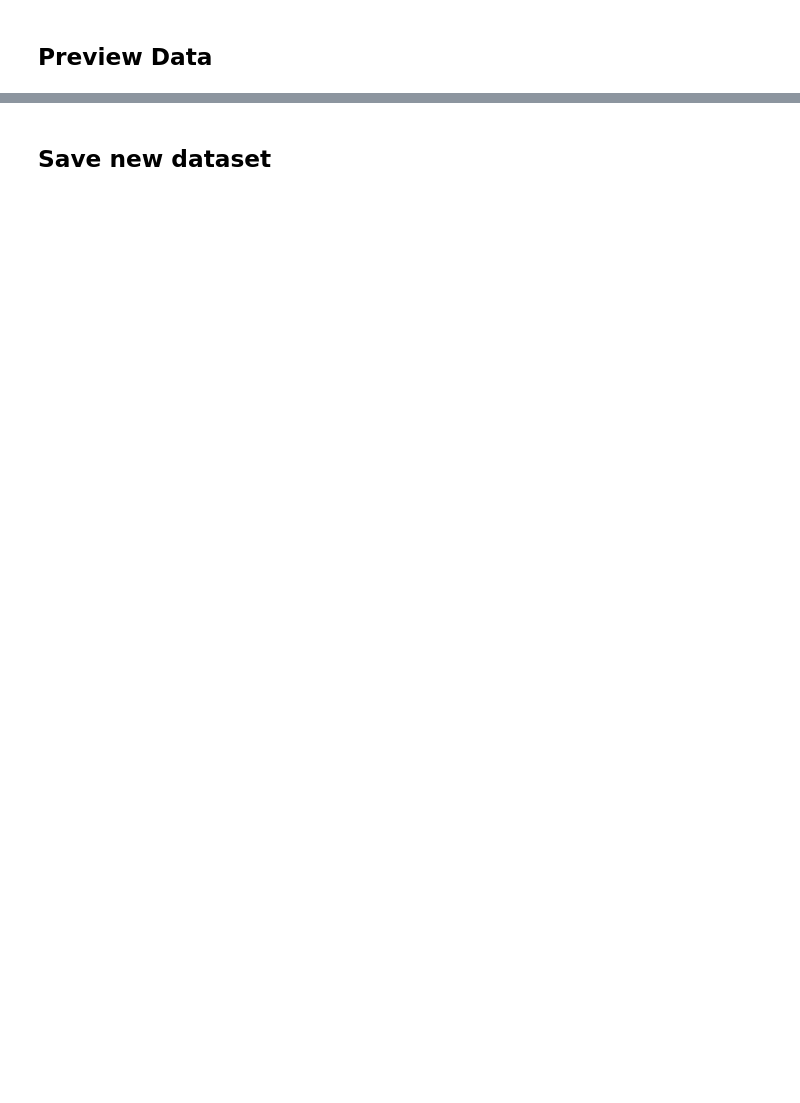
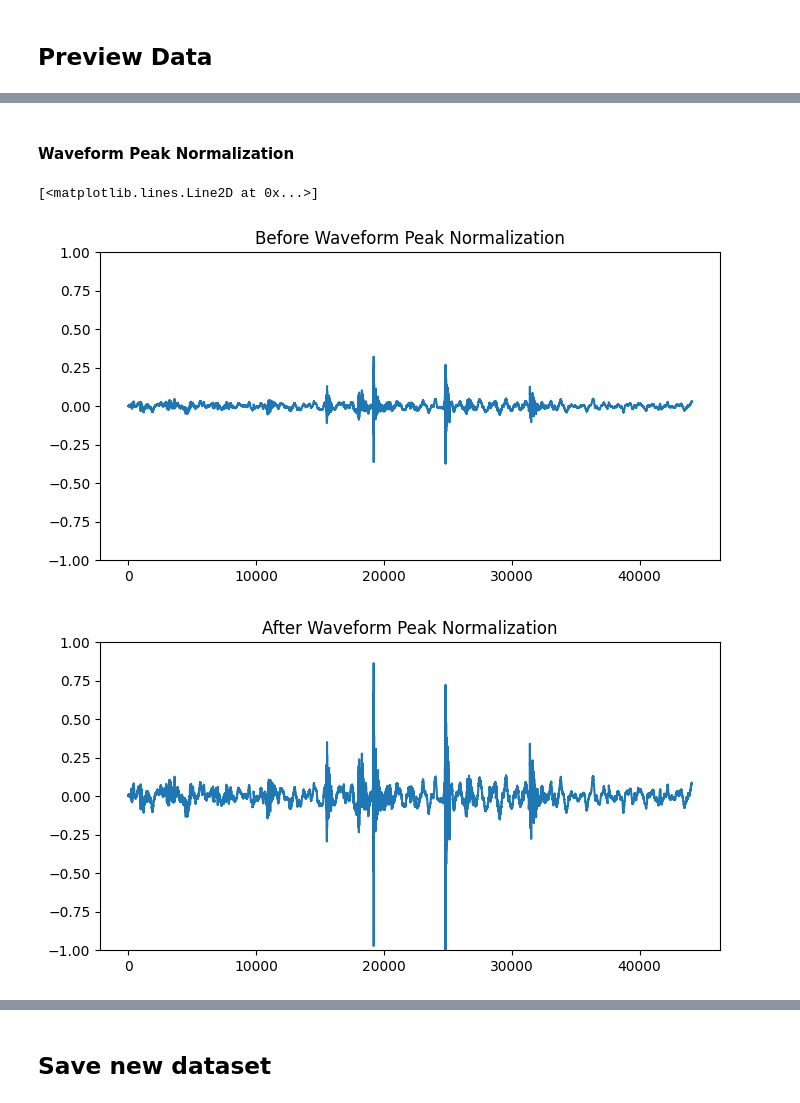
Before and after one commit to IConnC/Acoustic-Keylogger, a Jupyter notebook: data-manipulation/generate_Supp_Dataset.ipynb, the cells around one changed output, grey strips where cells are left out. Drawn from its saved outputs; the diff is of its cells as text; code cells hidden in the pictures; blank space fills up the shorter version.

```diff
--- a/data-manipulation/generate_Supp_Dataset.ipynb
+++ b/data-manipulation/generate_Supp_Dataset.ipynb
@@ -225,0 +228,17 @@ for sequence, label_sequence in dataset.take(1):
+# %% [markdown]
+#### Waveform Peak Normalization
+# %%
+plt.figure(figsize=(8, 4))
+plt.title("Before Waveform Peak Normalization")
+plt.ylim(-1, 1)
+plt.plot(audio_data[0]["waveform"].numpy())
+
+normalized = normalize_peak(audio_data[0]["waveform"])
+plt.figure(figsize=(8, 4))
+plt.title("After Waveform Peak Normalization")
+plt.ylim(-1, 1)
+plt.plot(normalized.numpy())
+# %% [output]
+[<matplotlib.lines.Line2D at 0x...>]
+[figure, added]
+[figure, added]
```
Also changed, not shown: parts of 8 cells of this notebook.
